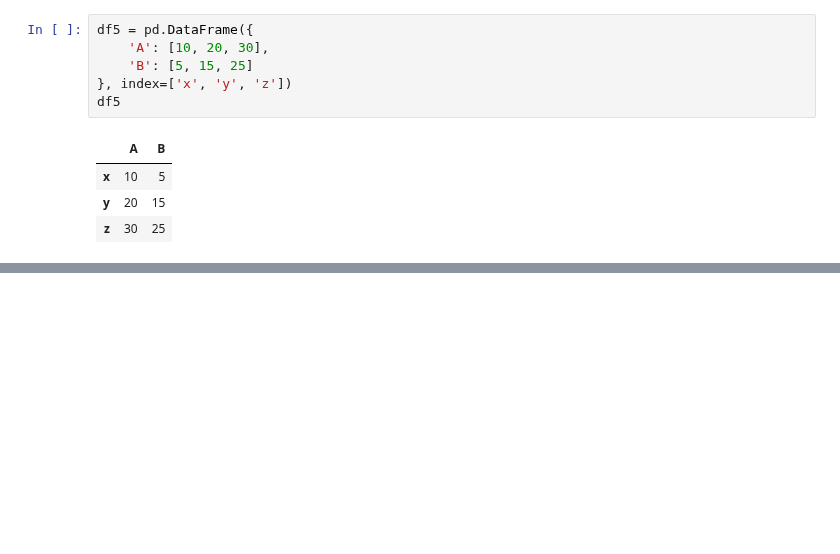
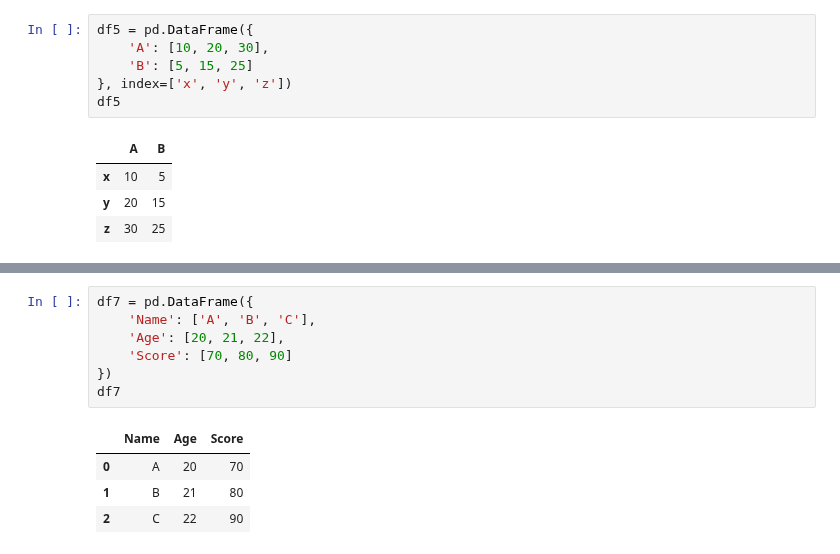
Before and after one commit to izzat-ai/learning-ai, a Jupyter notebook: pandas/dec_17_practice_all.ipynb, the cells around one changed output, grey strips where cells are left out. Drawn from its saved outputs; the diff is of its cells as text; blank space fills up the shorter version.

```diff
--- a/pandas/dec_17_practice_all.ipynb
+++ b/pandas/dec_17_practice_all.ipynb
@@ -112,0 +158,12 @@ df5
+# %%
+df7 = pd.DataFrame({
+    'Name': ['A', 'B', 'C'],
+    'Age': [20, 21, 22],
+    'Score': [70, 80, 90]
+})
+df7
+# %% [output]
+|  | Name | Age | Score |
+| 0 | A | 20 | 70 |
+| 1 | B | 21 | 80 |
+| 2 | C | 22 | 90 |
```
Also changed, not shown: parts of 38 cells of this notebook.
